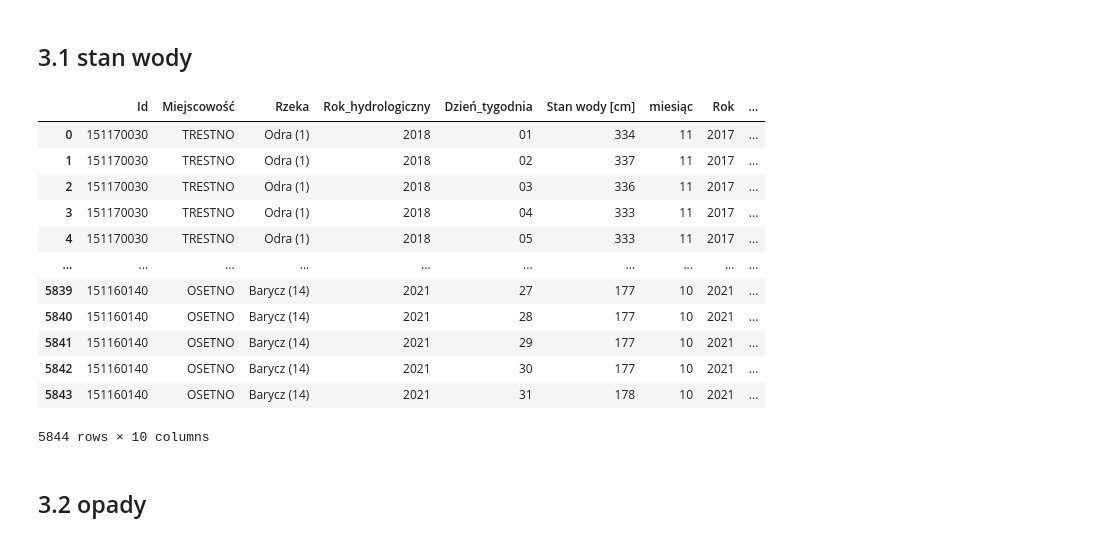
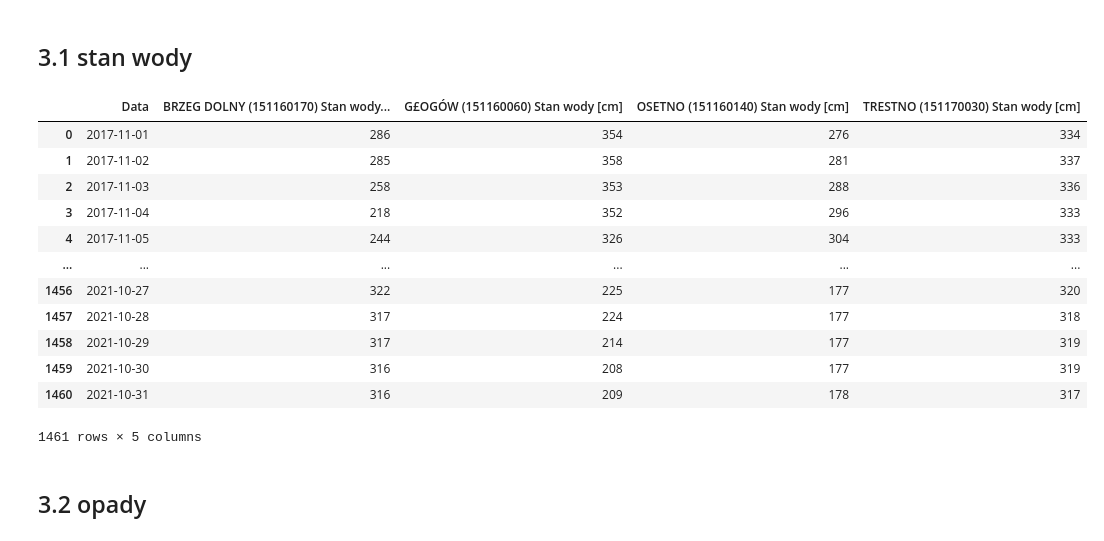
Before and after one commit to it4datascience/CuValley-Batmaja, a Jupyter notebook: src/data_prep_raw_IMGW.ipynb, the cells around one changed output. Saved outputs shown, nothing was run; the diff lists cells and outputs as text; code cells hidden in the pictures.

Commit message:
Updated hydro changes

```diff
--- a/src/data_prep_raw_IMGW.ipynb
+++ b/src/data_prep_raw_IMGW.ipynb
@@ -94,47 +94,52 @@ def add_corect_year(row):
 raw_water_level_prepared = raw_water_level.copy()
 
 # rename columns
 water_renaming_cols = {0: 'Id', 1: 'Miejscowość', 2: 'Rzeka', 3: 'Rok_hydrologiczny', 5: 'Dzień_tygodnia',
                        6: 'Stan wody [cm]', 9: 'miesiąc'}
 raw_water_level_prepared = raw_water_level_prepared[water_renaming_cols.keys()]
 raw_water_level_prepared.rename(water_renaming_cols, axis=1, inplace=True)
+
+# Change type of col with level of water
+raw_water_level_prepared['Stan wody [cm]'] = raw_water_level_prepared['Stan wody [cm]'].astype(int)
 
 # select Ids
 raw_water_level_prepared = raw_water_level_prepared.loc[raw_water_level_prepared['Id'].isin(id_water_level), :]
 
 # Add correct year
 raw_water_level_prepared['Rok'] = raw_water_level_prepared.apply(add_corect_year, axis=1)
 
 # Create variable with a date
 raw_water_level_prepared['Dzień_tygodnia'] = raw_water_level_prepared['Dzień_tygodnia'].astype(str)
 raw_water_level_prepared['Dzień_tygodnia'] = raw_water_level_prepared['Dzień_tygodnia'].apply(lambda x: x.zfill(2))
 raw_water_level_prepared['Data'] = raw_water_level_prepared['Rok'].astype(str) + '-' \
                                     + raw_water_level_prepared['miesiąc'].astype(str) + '-'\
                                     + raw_water_level_prepared['Dzień_tygodnia'].astype(str)
 raw_water_level_prepared['Data'] = pd.to_datetime(raw_water_level_prepared['Data'], format='%Y-%m-%d')
 
 # connect ID and Location
-
 raw_water_level_prepared['Miejscowość_Id'] = raw_water_level_prepared['Miejscowość'].astype(str) + \
     ' (' + raw_water_level_prepared['Id'].astype(str) + ')'
 
+# Create pivot table
+raw_water_level_prepared = raw_water_level_prepared.pivot(index='Data', columns='Miejscowość_Id', values='Stan wody [cm]')
 
+raw_water_level_prepared.columns = [f'{col} Stan wody [cm]' for col in raw_water_level_prepared.columns]
+raw_water_level_prepared.reset_index(inplace=True)
 
-raw_water_level_prepared.reset_index(drop=True, inplace=True)
 raw_water_level_prepared
 # %% [output]
-|  | Id | Miejscowość | Rzeka | Rok_hydrologiczny | Dzień_tygodnia | Stan wody [cm] | miesiąc | Rok | ... |
-| 0 | 151170030 | TRESTNO | Odra (1) | 2018 | 01 | 334 | 11 | 2017 | ... |
-| 1 | 151170030 | TRESTNO | Odra (1) | 2018 | 02 | 337 | 11 | 2017 | ... |
-| 2 | 151170030 | TRESTNO | Odra (1) | 2018 | 03 | 336 | 11 | 2017 | ... |
-| 3 | 151170030 | TRESTNO | Odra (1) | 2018 | 04 | 333 | 11 | 2017 | ... |
-| 4 | 151170030 | TRESTNO | Odra (1) | 2018 | 05 | 333 | 11 | 2017 | ... |
-| ... | ... | ... | ... | ... | ... | ... | ... | ... | ... |
-| 5839 | 151160140 | OSETNO | Barycz (14) | 2021 | 27 | 177 | 10 | 2021 | ... |
-| 5840 | 151160140 | OSETNO | Barycz (14) | 2021 | 28 | 177 | 10 | 2021 | ... |
-| 5841 | 151160140 | OSETNO | Barycz (14) | 2021 | 29 | 177 | 10 | 2021 | ... |
-| 5842 | 151160140 | OSETNO | Barycz (14) | 2021 | 30 | 177 | 10 | 2021 | ... |
-| 5843 | 151160140 | OSETNO | Barycz (14) | 2021 | 31 | 178 | 10 | 2021 | ... |
+|  | Data | BRZEG DOLNY (151160170) Stan wody... | G£OGÓW (151160060) Stan wody [cm] | OSETNO (151160140) Stan wody [cm] | TRESTNO (151170030) Stan wody [cm] |
+| 0 | 2017-11-01 | 286 | 354 | 276 | 334 |
+| 1 | 2017-11-02 | 285 | 358 | 281 | 337 |
+| 2 | 2017-11-03 | 258 | 353 | 288 | 336 |
+| 3 | 2017-11-04 | 218 | 352 | 296 | 333 |
+| 4 | 2017-11-05 | 244 | 326 | 304 | 333 |
+| ... | ... | ... | ... | ... | ... |
+| 1456 | 2021-10-27 | 322 | 225 | 177 | 320 |
+| 1457 | 2021-10-28 | 317 | 224 | 177 | 318 |
+| 1458 | 2021-10-29 | 317 | 214 | 177 | 319 |
+| 1459 | 2021-10-30 | 316 | 208 | 177 | 319 |
+| 1460 | 2021-10-31 | 316 | 209 | 178 | 317 |
-5844 rows × 10 columns
+1461 rows × 5 columns
 # %% [markdown]
 ## 3.2 opady
```
Also changed, not shown: parts of 2 cells of this notebook, 2 other files.
